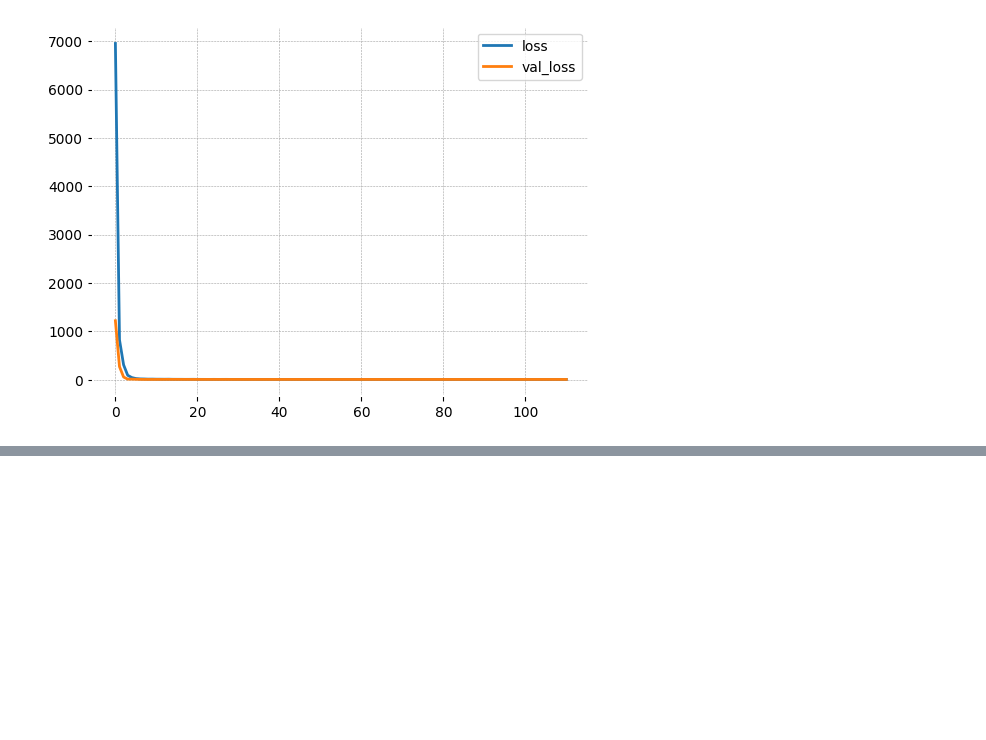
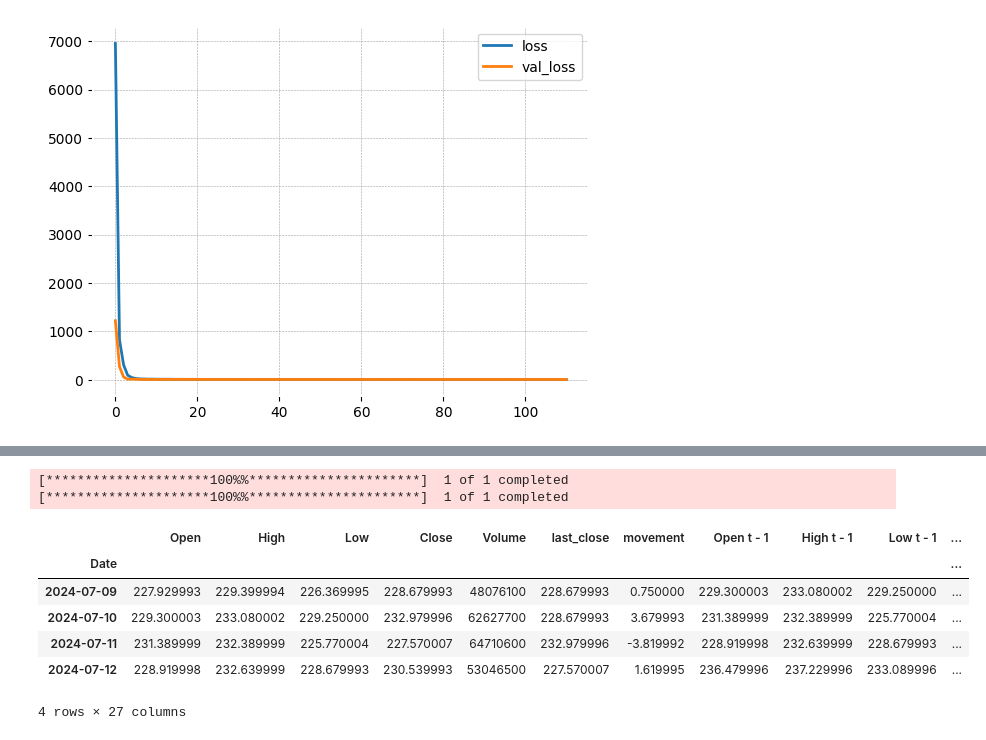
Before and after one commit to yohlimem/AI-Stonks, a Jupyter notebook: main.ipynb, the cells around one changed output, grey strips where cells are left out. Cells and saved outputs as stored; diff of their text form; code cells hidden in the pictures; blank space fills up the shorter version.

```diff
--- a/main.ipynb
+++ b/main.ipynb
@@ -155,0 +166,41 @@ Minimum validation loss: 4.873538017272949
+# %%
+stock_name = "AAPL"
+# %%
+def prepare_data(stock_name, period="1mo", interval="1d",back_time=5):
+
+    recent_data = yf.download(stock_name, period=period, interval=interval)
+    data_200 = yf.download(stock_name, period=period, interval=interval).tail(len(recent_data) + 200)
+    data_200 = data_200.drop(columns=["Adj Close"])
+
+    data_200["last_close"] = data_200["Close"].shift(1)
+    data_200.fillna(method="bfill", inplace=True)
+
+    data_200["movement"] = data_200["Close"] - data_200["Open"]
+
+    recent_data = data_200.tail(len(recent_data))
+
+    recent_data = recent_data.iloc[:-1]
+
+    for i in range(back_time):
+        recent_data[f"Open t - {i+1}"] = recent_data["Open"].shift(-(i+1))
+        recent_data[f"High t - {i+1}"] = recent_data["High"].shift(-(i+1))
+        recent_data[f"Low t - {i+1}"] = recent_data["Low"].shift(-(i+1))
+        recent_data[f"Close t - {i+1}"] = recent_data["Close"].shift(-(i+1))
+
+
+    # add_plot = mpf.make_addplot(recent_data["200_day"], color="blue", linestyle="--")
+    recent_data = recent_data[:i]
+    return recent_data
+
+recent_data = prepare_data(stock_name,back_time=5)
+recent_data.head()
+# %% [output]
+[*********************100%%**********************]  1 of 1 completed
+[*********************100%%**********************]  1 of 1 completed
+|  | Open | High | Low | Close | Volume | last_close | movement | Open t - 1 | High t - 1 | Low t - 1 | ... |
+| Date |  |  |  |  |  |  |  |  |  |  | ... |
+| 2024-07-09 | 227.929993 | 229.399994 | 226.369995 | 228.679993 | 48076100 | 228.679993 | 0.750000 | 229.300003 | 233.080002 | 229.250000 | ... |
+| 2024-07-10 | 229.300003 | 233.080002 | 229.250000 | 232.979996 | 62627700 | 228.679993 | 3.679993 | 231.389999 | 232.389999 | 225.770004 | ... |
+| 2024-07-11 | 231.389999 | 232.389999 | 225.770004 | 227.570007 | 64710600 | 232.979996 | -3.819992 | 228.919998 | 232.639999 | 228.679993 | ... |
+| 2024-07-12 | 228.919998 | 232.639999 | 228.679993 | 230.539993 | 53046500 | 227.570007 | 1.619995 | 236.479996 | 237.229996 | 233.089996 | ... |
+4 rows × 27 columns
```
Also changed, not shown: parts of 12 cells of this notebook, 1 other file.
